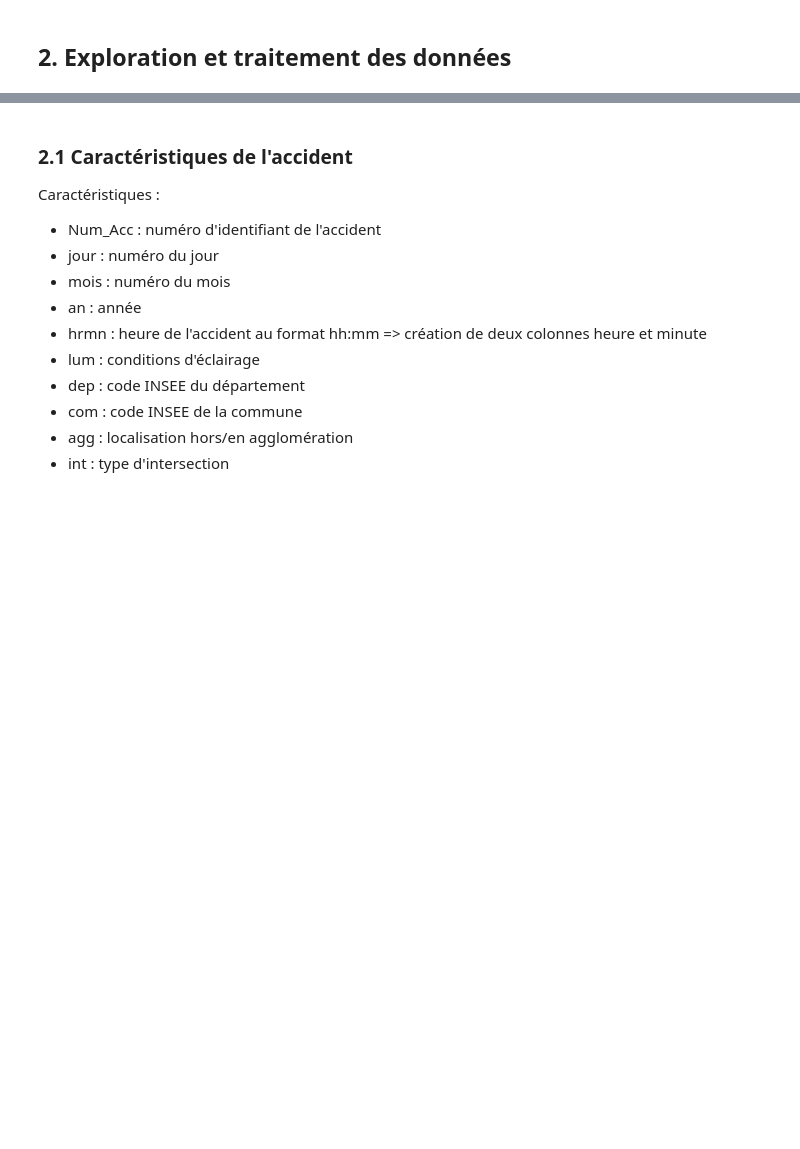
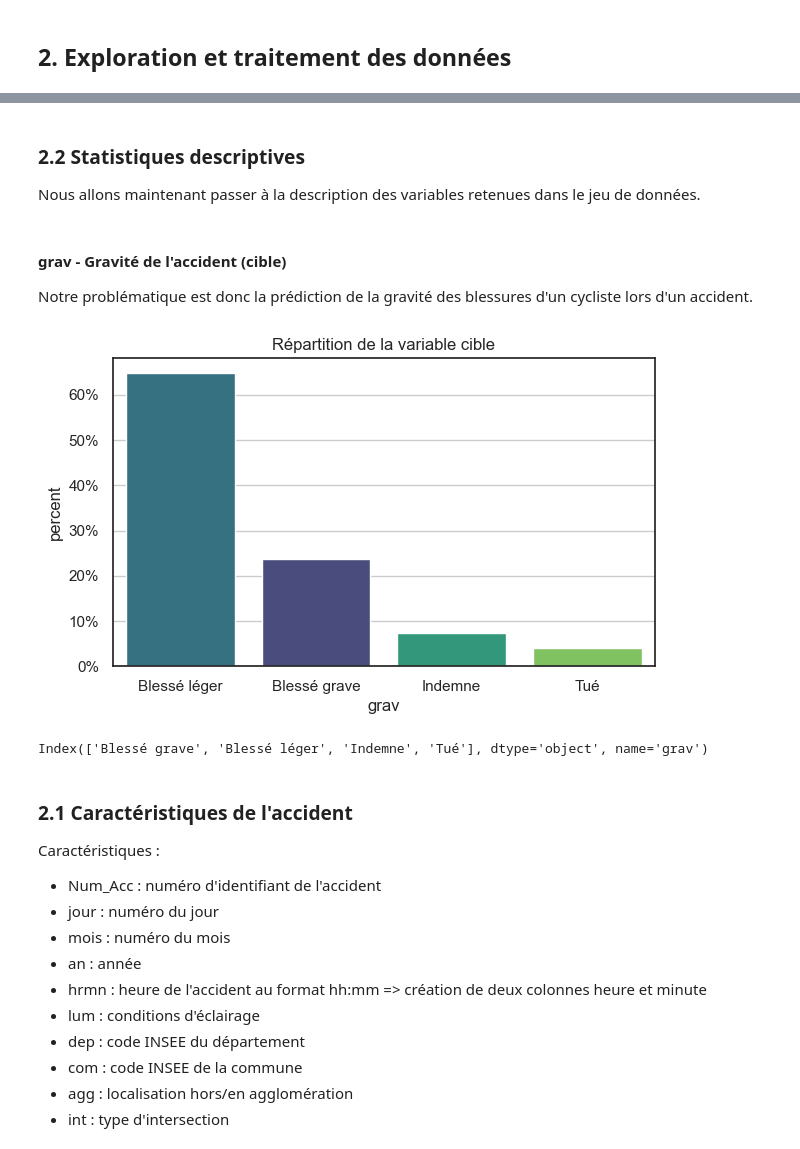
Before and after one commit to 007337-lil/ML4DS, a Jupyter notebook: projet_ml_for_ds.ipynb, the cells around one changed output, grey strips where cells are left out. Drawn from its saved outputs; the diff is of its cells as text; code cells hidden in the pictures; blank space fills up the shorter version.

Commit message:
Preparation des données

```diff
--- a/projet_ml_for_ds.ipynb
+++ b/projet_ml_for_ds.ipynb
@@ -100,4 +117,3 @@ Notre premier choix de problématique portait sur l’identification des zones
 # %%
-from extract import extract_data
-
 caract, lieux, usagers, vehicules = extract_data("DATA")
+cyclistes = data_prep(caract, lieux, usagers, vehicules)
@@ -130,3 +132,35 @@ caract.loc[caract['Num_Acc'].isnull()]
+# %%
+sns.set_theme(style="white")
+# %% [markdown]
+<a id="17"></a>
+### 2.2 Statistiques descriptives
+<div style="text-align: justify;">
+Nous allons maintenant passer à la description des variables retenues dans le jeu de données.
+</div>
+# %% [markdown]
+#### **grav** - Gravité de l'accident (cible)
+Notre problématique est donc la prédiction de la gravité des blessures d'un cycliste lors d'un accident.
+# %%
+plt.figure(figsize=(7, 4))
+order = cyclistes['grav'].value_counts(normalize=True, sort=True).index
+sns.countplot(
+    data=cyclistes,
+    x='grav',
+    hue='grav',
+    palette='viridis',
+    stat='percent',
+    order=order
+)
+plt.title('Répartition de la variable cible')
+plt.gca().yaxis.set_major_formatter(PercentFormatter())
+plt.grid(axis='y')
+plt.show()
+# %% [output]
+[figure, added]
+# %%
+order
+# %% [output]
+Index(['Blessé grave', 'Blessé léger', 'Indemne', 'Tué'], dtype='object', name='grav')
 # %% [markdown]
 <a id="21"></a>
 ### 2.1 Caractéristiques de l'accident
```
Also changed, not shown: parts of 5 cells of this notebook, 3 other files.
